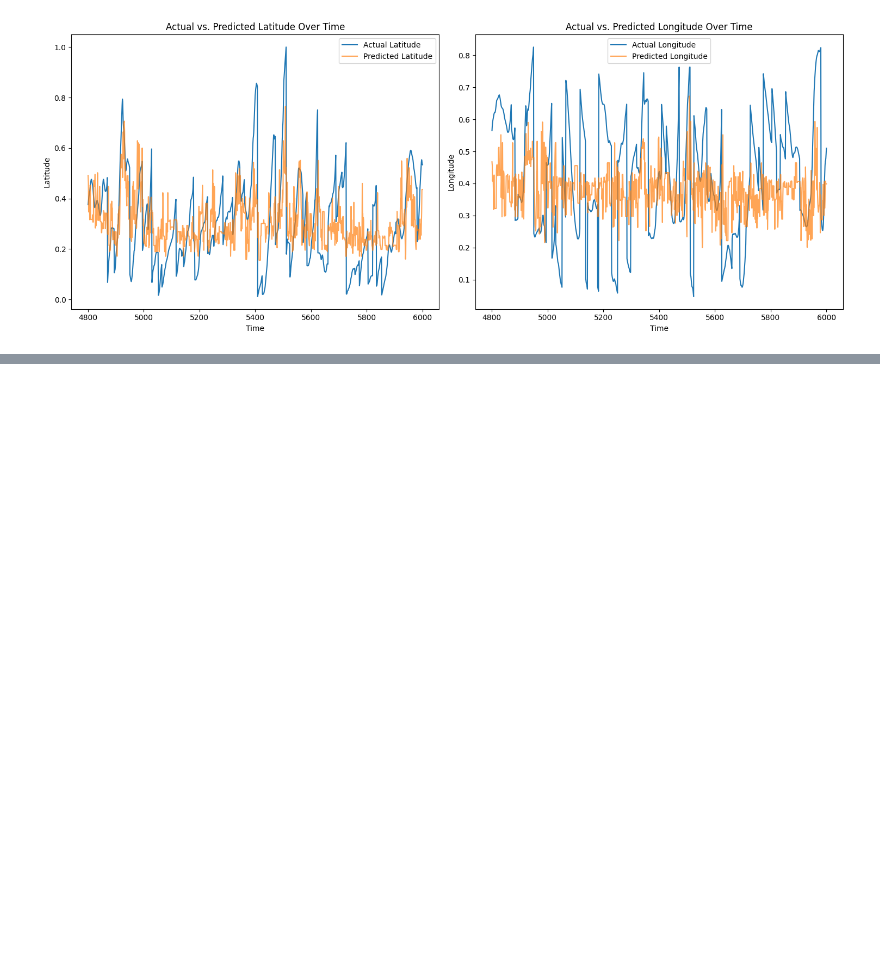
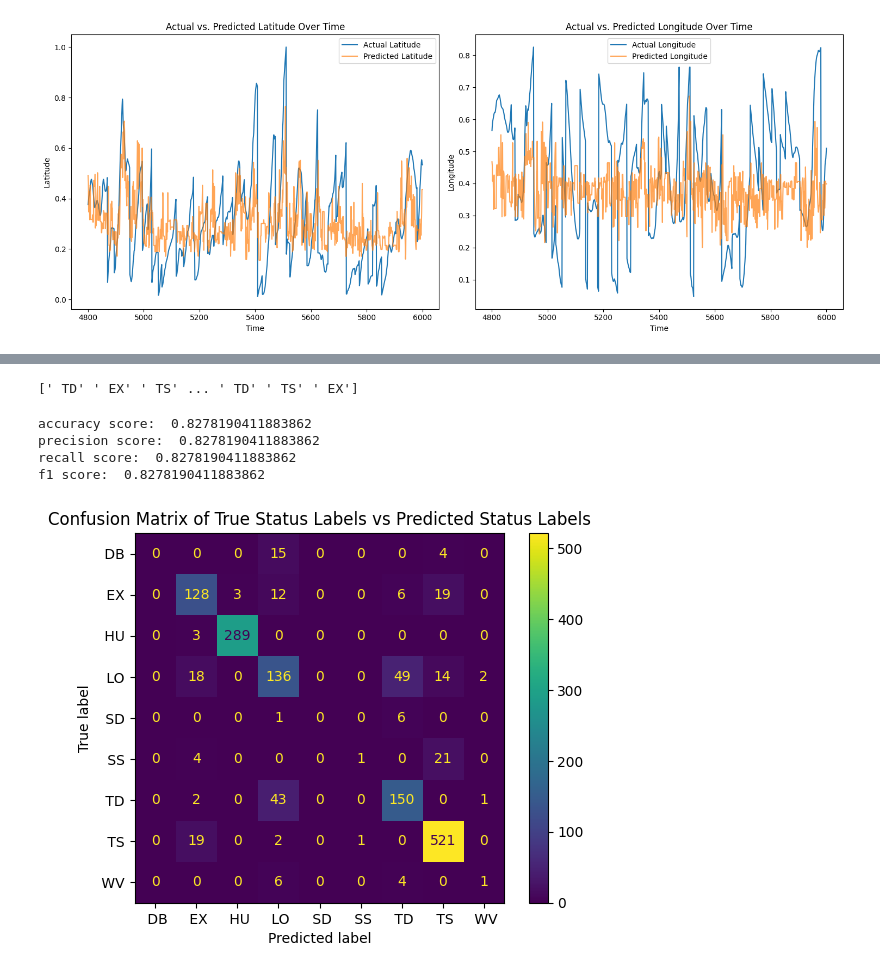
Before and after one commit to c0nD/HurricaneProject, a Jupyter notebook: src/prediction.ipynb, the cells around one changed output, grey strips where cells are left out. Saved outputs shown, nothing was run; the diff lists cells and outputs as text; code cells hidden in the pictures; blank space fills up the shorter version.

Commit message:
added svc model to prediction.ipynb file

```diff
--- a/src/prediction.ipynb
+++ b/src/prediction.ipynb
@@ -154,0 +161,30 @@ plt.show()
+# %%
+# prepare data for SVC classification by removing some of the dataframe columns
+
+atlantic_svc = data.drop(['ID', 'Name', 'Event', 'DateTime'], axis=1)
+atlantic_svc = atlantic_svc.dropna()
+
+X_svc = atlantic_svc.drop('Status', axis=1)
+y_svc = atlantic_svc['Status']
+
+X_train_svc, X_test_svc, y_train_svc, y_test_svc = train_test_split(X_svc, y_svc, test_size=.25, random_state=42)
+# %%
+svc_model = SVC(C=1, kernel='linear', gamma='auto')
+
+svc_model.fit(X_train_svc, y_train_svc)
+
+predict = svc_model.predict(X_test_svc)
+
+print(predict)
+# %% [output]
+[' TD' ' EX' ' TS' ... ' TD' ' TS' ' EX']
+# %%
+print('accuracy score: ', accuracy_score(y_test_svc, predict))
+print('precision score: ', precision_score(y_test_svc, predict, average='micro'))
+print('recall score: ', recall_score(y_test_svc, predict, average='micro'))
+print('f1 score: ', f1_score(y_test_svc, predict, average='micro'))
+# %% [output]
+accuracy score:  0.8278190411883862
+precision score:  0.8278190411883862
+recall score:  0.8278190411883862
+f1 score:  0.8278190411883862
@@ -154,0 +197,9 @@ plt.show()
+# %%
+svc_cm = confusion_matrix(y_test_svc, predict, labels=svc_model.classes_)
+disp = ConfusionMatrixDisplay(confusion_matrix=svc_cm, display_labels=svc_model.classes_)
+
+disp.plot()
+plt.title('Confusion Matrix of True Status Labels vs Predicted Status Labels')
+plt.show()
+# %% [output]
+[figure, added]
```
Also changed, not shown: parts of 3 cells of this notebook.
